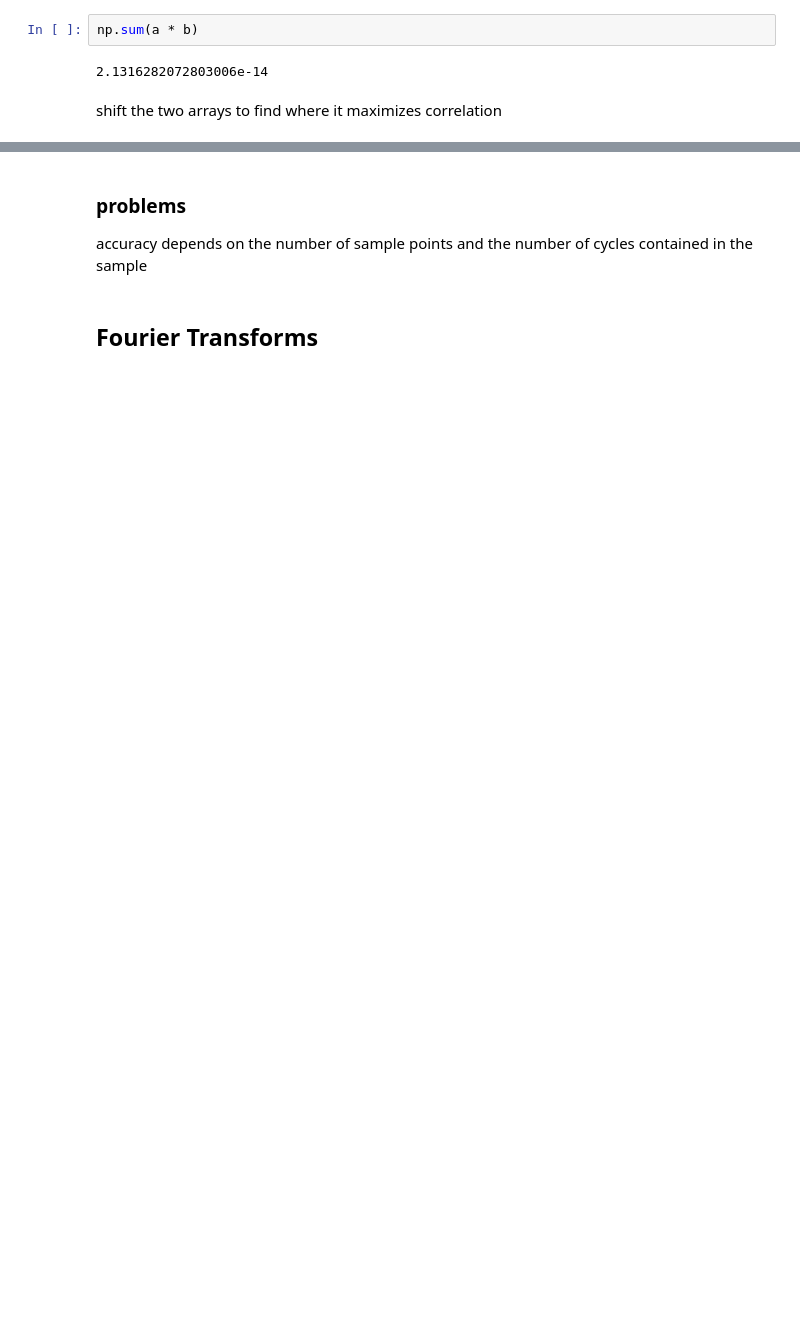
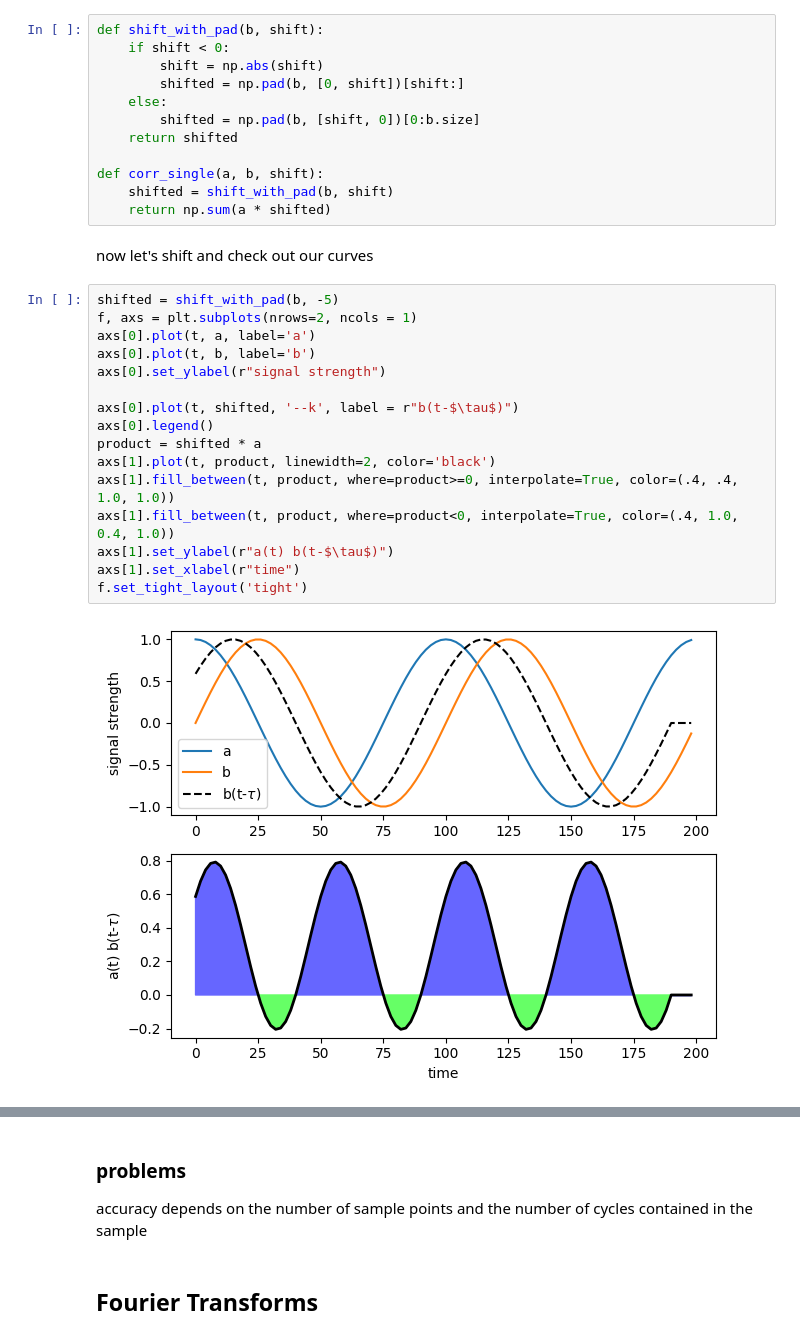
Before and after one commit to chrishavlin/vbrc_scratch, a Jupyter notebook: nbs/signals_phase_shifts.ipynb, the cells around one changed output, grey strips where cells are left out. Cells and saved outputs as stored; diff of their text form; blank space fills up the shorter version.

```diff
--- a/nbs/signals_phase_shifts.ipynb
+++ b/nbs/signals_phase_shifts.ipynb
@@ -37,6 +46,32 @@ for real-valued, discrete signals:
 # %%
-np.sum(a * b)
+def shift_with_pad(b, shift):
+    if shift < 0:
+        shift = np.abs(shift)
+        shifted = np.pad(b, [0, shift])[shift:]
+    else:
+        shifted = np.pad(b, [shift, 0])[0:b.size]
+    return shifted
+
+def corr_single(a, b, shift):
+    shifted = shift_with_pad(b, shift)
+    return np.sum(a * shifted)
-# %% [output]
-2.1316282072803006e-14
-# %% [markdown]
-shift the two arrays to find where it maximizes correlation
+# %% [markdown]
+now let's shift and check out our curves
+# %%
+shifted = shift_with_pad(b, -5)
+f, axs = plt.subplots(nrows=2, ncols = 1)
+axs[0].plot(t, a, label='a')
+axs[0].plot(t, b, label='b')
+axs[0].set_ylabel(r"signal strength")
+
+axs[0].plot(t, shifted, '--k', label = r"b(t-$\tau$)")
+axs[0].legend()
+product = shifted * a
+axs[1].plot(t, product, linewidth=2, color='black')
+axs[1].fill_between(t, product, where=product>=0, interpolate=True, color=(.4, .4, 1.0, 1.0))
+axs[1].fill_between(t, product, where=product<0, interpolate=True, color=(.4, 1.0, 0.4, 1.0))
+axs[1].set_ylabel(r"a(t) b(t-$\tau$)")
+axs[1].set_xlabel(r"time")
+f.set_tight_layout('tight')
+# %% [output]
+[figure, added]
```
Also changed, not shown: parts of 45 cells of this notebook.
